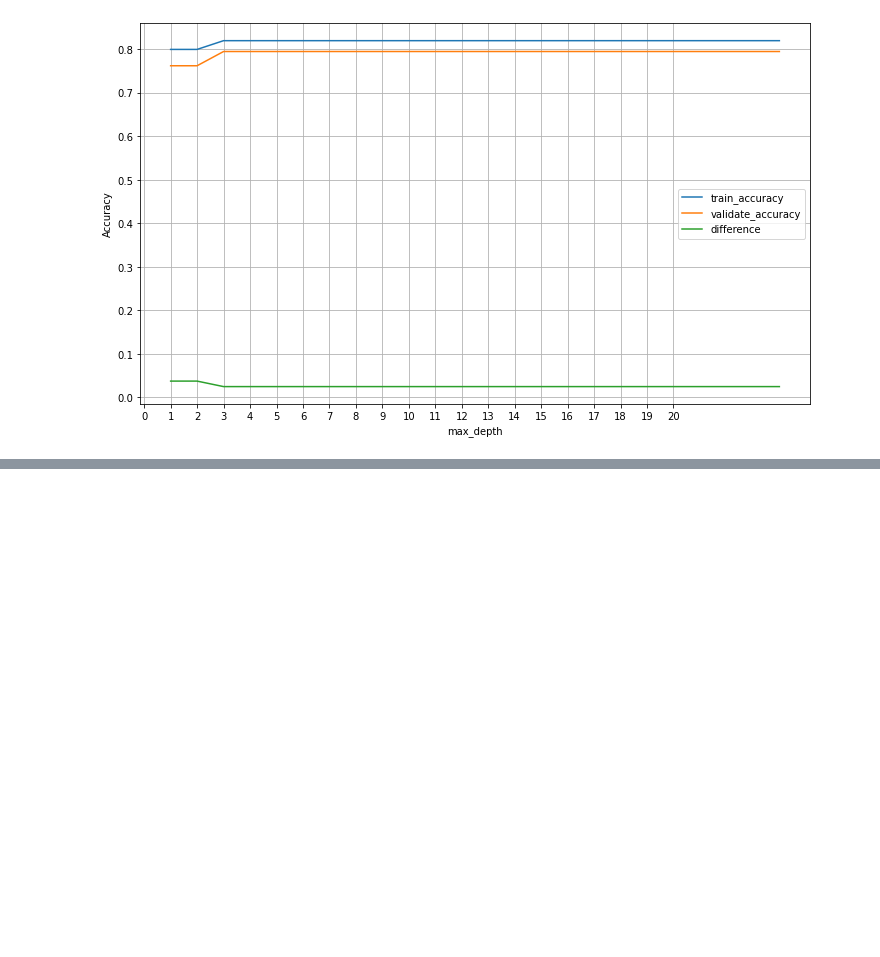
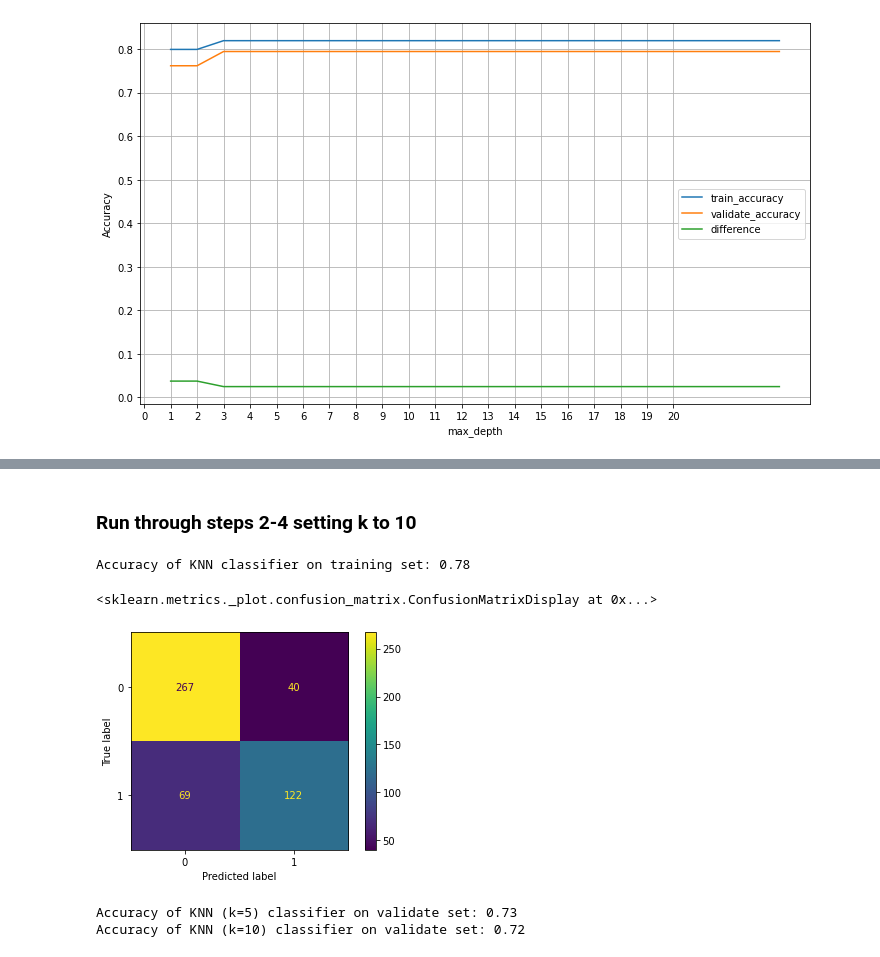
Before and after one commit to bradgauvin/classification-exercises, a Jupyter notebook: model.ipynb, the cells around one changed output, grey strips where cells are left out. Cells and saved outputs as stored; diff of their text form; code cells hidden in the pictures; blank space fills up the shorter version.

```diff
--- a/model.ipynb
+++ b/model.ipynb
@@ -712,0 +912,22 @@ plt.grid()
+# %% [markdown]
+### Run through steps 2-4 setting k to 10
+# %%
+#Copied and adjusted from lesson
+# Create KNN Object
+knn10 = KNeighborsClassifier(n_neighbors=10, weights='uniform')
+
+# Fit object to training data
+knn10.fit(x_train, y_train)
+
+# Make predictions on training data
+y_pred10 = knn10.predict(x_train)
+# %%
+print('Accuracy of KNN classifier on training set: {:.2f}'
+     .format(knn10.score(x_train, y_train)))
+# %% [output]
+Accuracy of KNN classifier on training set: 0.78
+# %%
+plot_confusion_matrix(knn10, x_train, y_train)
+# %% [output]
+<sklearn.metrics._plot.confusion_matrix.ConfusionMatrixDisplay at 0x...>
+[figure, added]
@@ -712,0 +942,9 @@ plt.grid()
+# %%
+print('Accuracy of KNN (k=5) classifier on validate set: {:.2f}'
+     .format(knn.score(x_validate, y_validate)))
+
+print('Accuracy of KNN (k=10) classifier on validate set: {:.2f}'
+     .format(knn10.score(x_validate, y_validate)))
+# %% [output]
+Accuracy of KNN (k=5) classifier on validate set: 0.73
+Accuracy of KNN (k=10) classifier on validate set: 0.72
```
Also changed, not shown: parts of 78 cells of this notebook.
